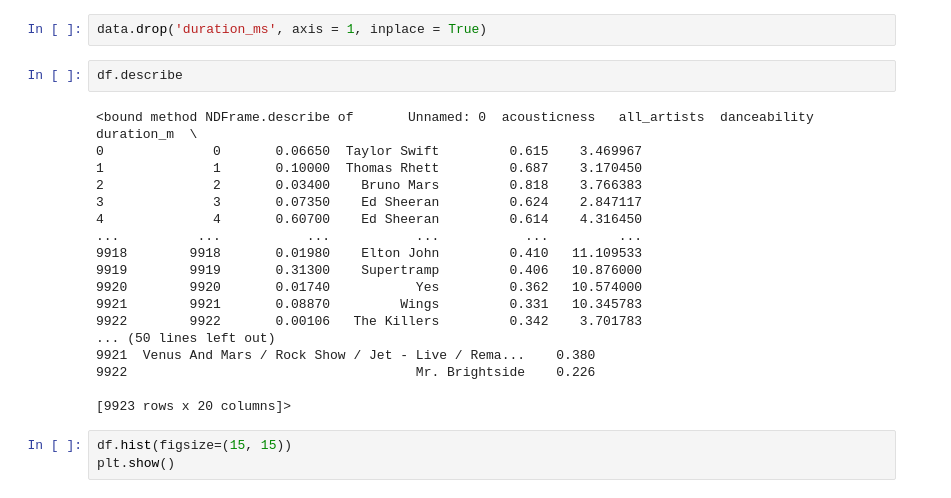
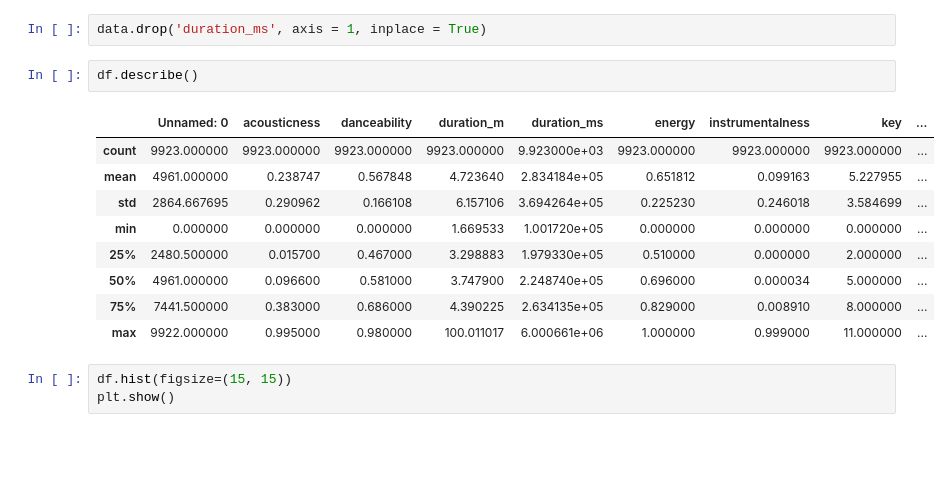
Before and after one commit to aaargyrou/Spotify-hit-predictor, a Jupyter notebook: Models/neural_network_model.ipynb, the cells around one changed output. Saved outputs shown, nothing was run; the diff lists cells and outputs as text; blank space fills up the shorter version.

```diff
--- a/Models/neural_network_model.ipynb
+++ b/Models/neural_network_model.ipynb
@@ -160,25 +170,17 @@ df.head()
 # %%
 data.drop('duration_ms', axis = 1, inplace = True)
 # %%
-df.describe
+df.describe()
 # %% [output]
-<bound method NDFrame.describe of       Unnamed: 0  acousticness   all_artists  danceability  duration_m  \
-0              0       0.06650  Taylor Swift         0.615    3.469967
-1              1       0.10000  Thomas Rhett         0.687    3.170450
-2              2       0.03400    Bruno Mars         0.818    3.766383
-3              3       0.07350    Ed Sheeran         0.624    2.847117
-4              4       0.60700    Ed Sheeran         0.614    4.316450
-...          ...           ...           ...           ...         ...
-9918        9918       0.01980    Elton John         0.410   11.109533
-9919        9919       0.31300    Supertramp         0.406   10.876000
-9920        9920       0.01740           Yes         0.362   10.574000
-9921        9921       0.08870         Wings         0.331   10.345783
-9922        9922       0.00106   The Killers         0.342    3.701783
-... (50 lines left out)
-9921  Venus And Mars / Rock Show / Jet - Live / Rema...    0.380
-9922                                     Mr. Brightside    0.226
-
-[9923 rows x 20 columns]>
+|  | Unnamed: 0 | acousticness | danceability | duration_m | duration_ms | energy | instrumentalness | key | ... |
+| count | 9923.000000 | 9923.000000 | 9923.000000 | 9923.000000 | 9.923000e+03 | 9923.000000 | 9923.000000 | 9923.000000 | ... |
+| mean | 4961.000000 | 0.238747 | 0.567848 | 4.723640 | 2.834184e+05 | 0.651812 | 0.099163 | 5.227955 | ... |
+| std | 2864.667695 | 0.290962 | 0.166108 | 6.157106 | 3.694264e+05 | 0.225230 | 0.246018 | 3.584699 | ... |
+| min | 0.000000 | 0.000000 | 0.000000 | 1.669533 | 1.001720e+05 | 0.000000 | 0.000000 | 0.000000 | ... |
+| 25% | 2480.500000 | 0.015700 | 0.467000 | 3.298883 | 1.979330e+05 | 0.510000 | 0.000000 | 2.000000 | ... |
+| 50% | 4961.000000 | 0.096600 | 0.581000 | 3.747900 | 2.248740e+05 | 0.696000 | 0.000034 | 5.000000 | ... |
+| 75% | 7441.500000 | 0.383000 | 0.686000 | 4.390225 | 2.634135e+05 | 0.829000 | 0.008910 | 8.000000 | ... |
+| max | 9922.000000 | 0.995000 | 0.980000 | 100.011017 | 6.000661e+06 | 1.000000 | 0.999000 | 11.000000 | ... |
 # %%
 df.hist(figsize=(15, 15))
 plt.show()
```
Also changed, not shown: parts of 20 cells of this notebook.
